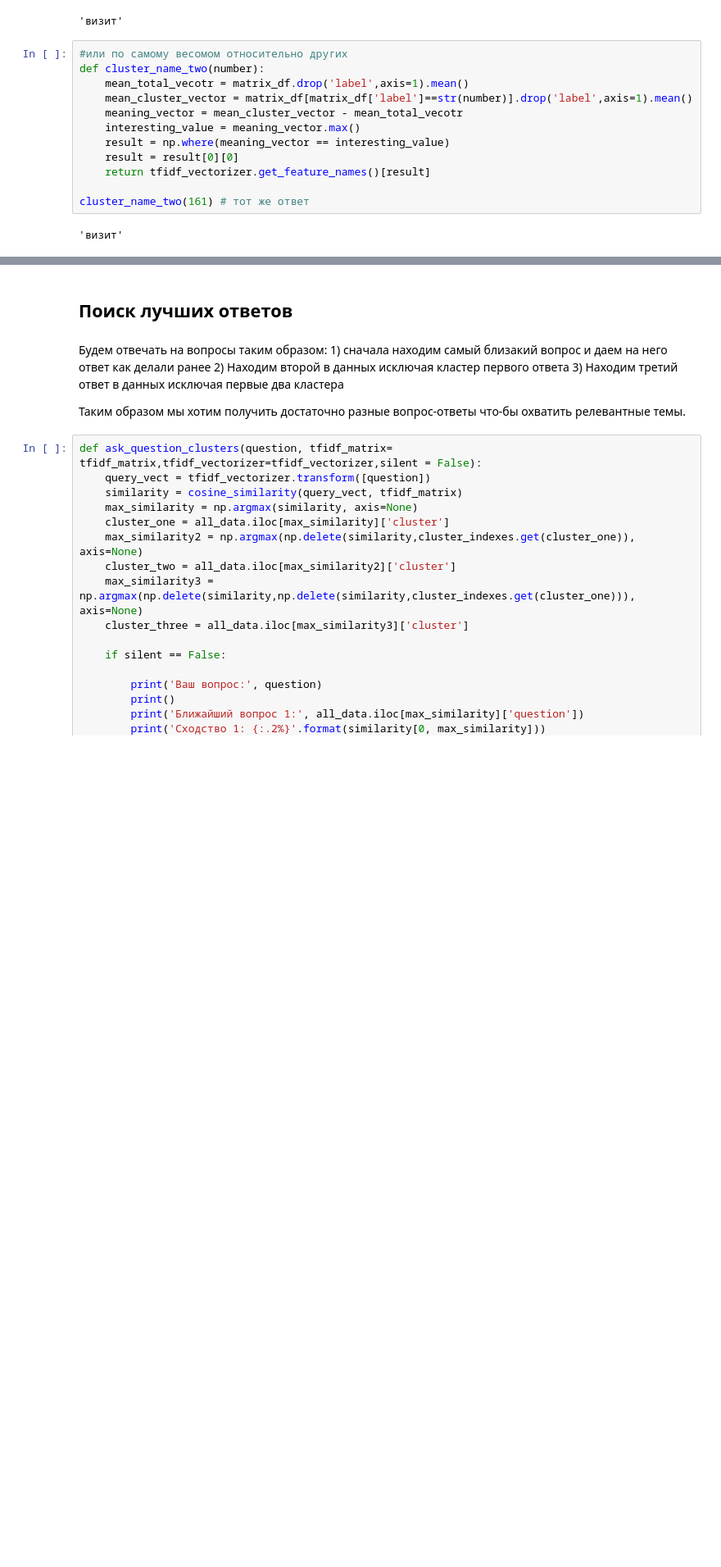
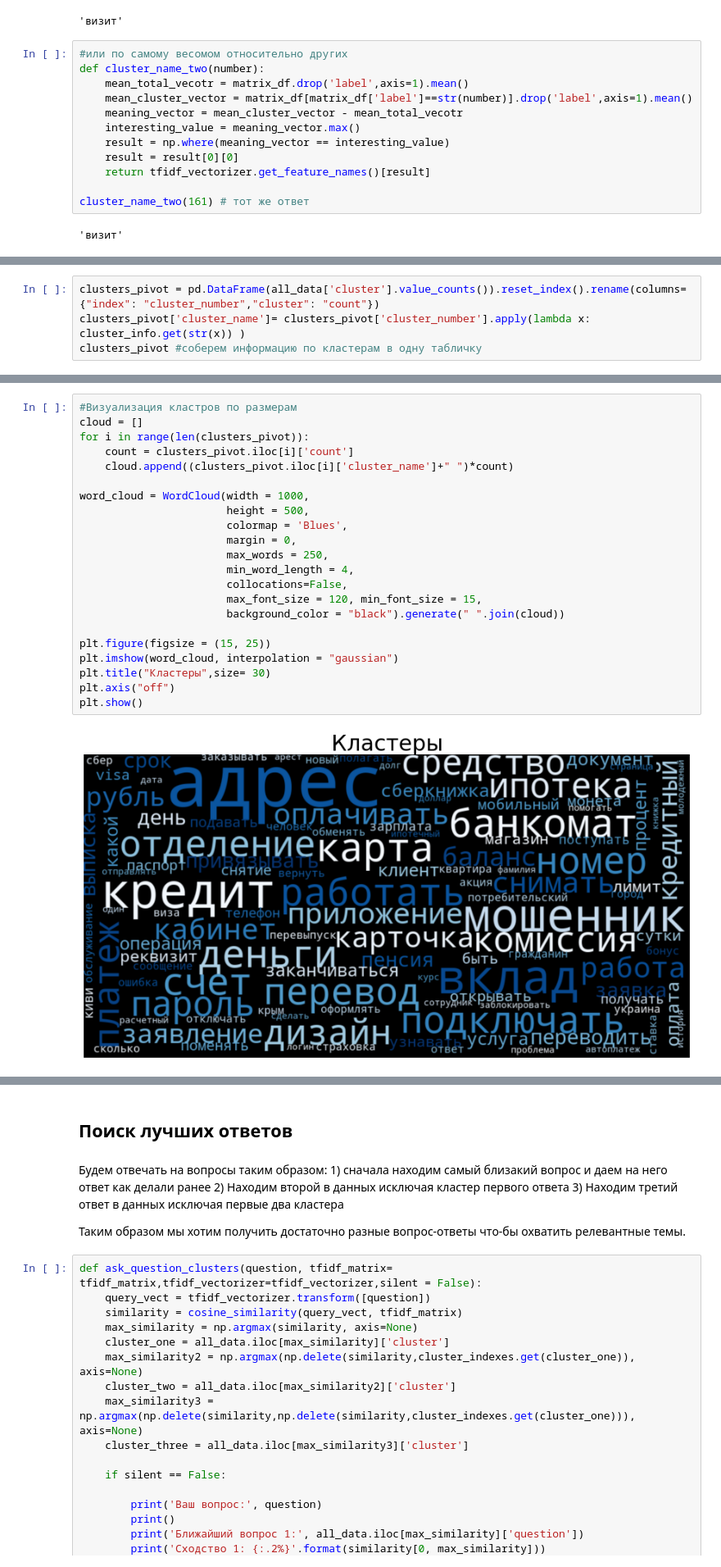
Before and after one commit to VitaliyMalcev/BankOBot, a Jupyter notebook: final-book-test-bank.ipynb, the cells around one changed output, grey strips where cells are left out. Shown at 82% size. Cells and saved outputs as stored; diff of their text form; blank space fills up the shorter version.

```diff
--- a/final-book-test-bank.ipynb
+++ b/final-book-test-bank.ipynb
@@ -616,0 +291,4 @@ for i in range(250):
+# %%
+clusters_pivot = pd.DataFrame(all_data['cluster'].value_counts()).reset_index().rename(columns={"index": "cluster_number","cluster": "count"})
+clusters_pivot['cluster_name']= clusters_pivot['cluster_number'].apply(lambda x: cluster_info.get(str(x)) )
+clusters_pivot #соберем информацию по кластерам в одну табличку
@@ -616,0 +309,24 @@ for i in range(250):
+# %%
+#Визуализация кластров по размерам
+cloud = []
+for i in range(len(clusters_pivot)):
+    count = clusters_pivot.iloc[i]['count']
+    cloud.append((clusters_pivot.iloc[i]['cluster_name']+" ")*count)
+
+word_cloud = WordCloud(width = 1000,
+                       height = 500,
+                       colormap = 'Blues',
+                       margin = 0,
+                       max_words = 250,
+                       min_word_length = 4,
+                       collocations=False,
+                       max_font_size = 120, min_font_size = 15,
+                       background_color = "black").generate(" ".join(cloud))
+
+plt.figure(figsize = (15, 25))
+plt.imshow(word_cloud, interpolation = "gaussian")
+plt.title("Кластеры",size= 30)
+plt.axis("off")
+plt.show()
+# %% [output]
+[figure, added]
```
Also changed, not shown: parts of 32 cells of this notebook.
